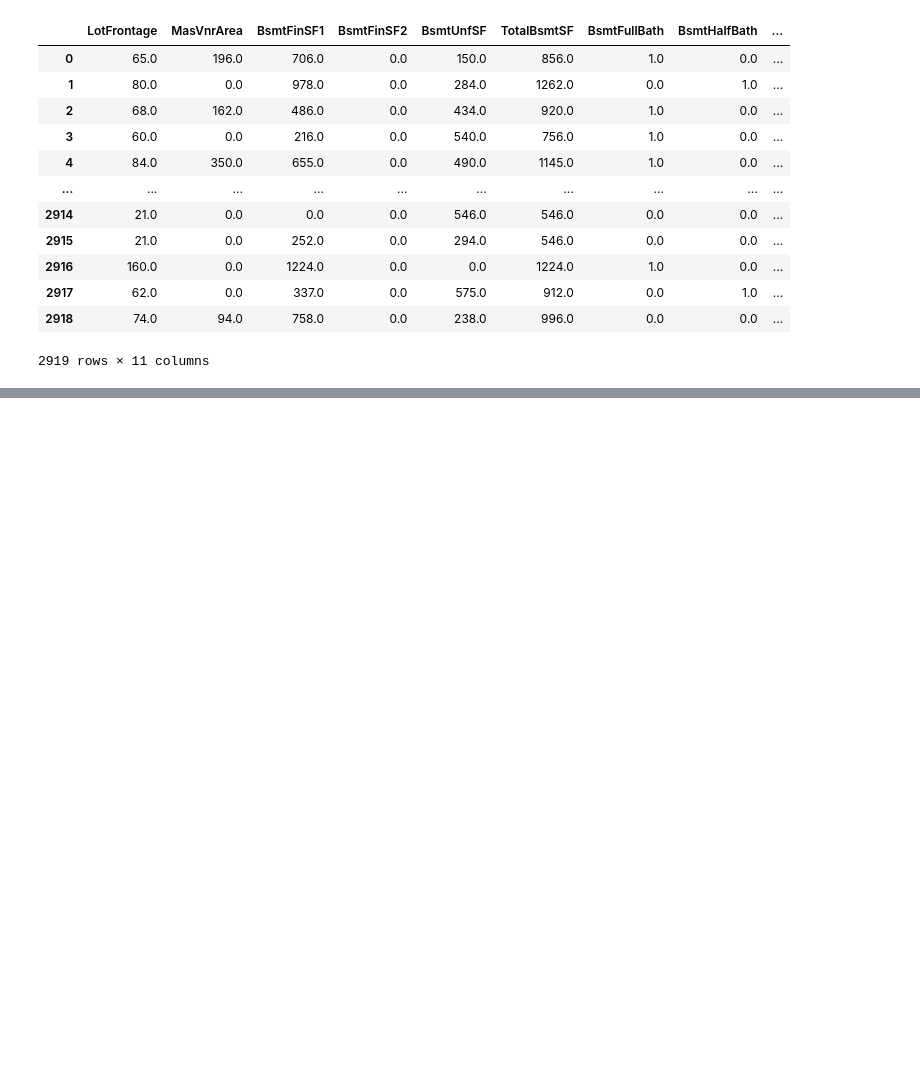
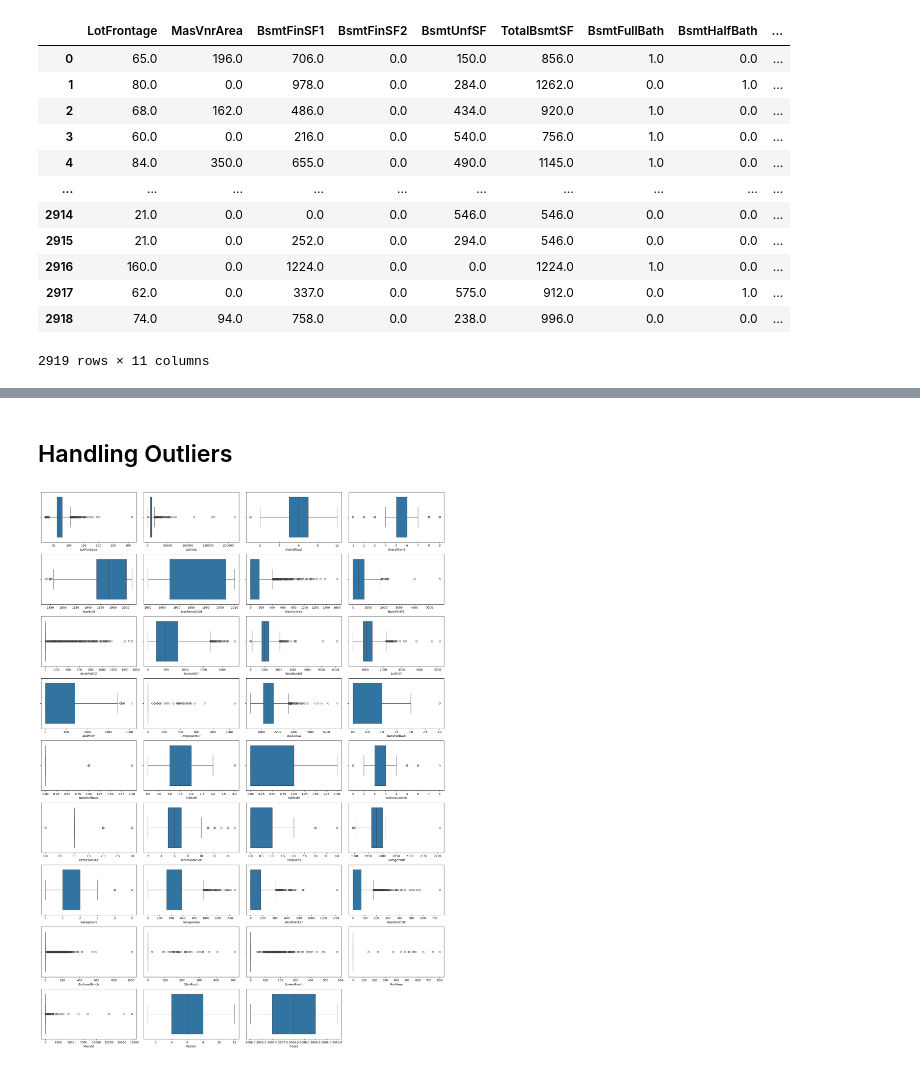
Before and after one commit to CodebySiyam/Hands-On-Data-Analysis-and-ML, a Jupyter notebook: House-Price-Prediction/notebooks/Data-Preprocessing.ipynb, the cells around one changed output, grey strips where cells are left out. Drawn from its saved outputs; the diff is of its cells as text; code cells hidden in the pictures; blank space fills up the shorter version.

```diff
--- a/House-Price-Prediction/notebooks/Data-Preprocessing.ipynb
+++ b/House-Price-Prediction/notebooks/Data-Preprocessing.ipynb
@@ -223,3 +226,9 @@ df[num_missing_cols]
 | 2917 | 62.0 | 0.0 | 337.0 | 0.0 | 575.0 | 912.0 | 0.0 | 1.0 | ... |
 | 2918 | 74.0 | 94.0 | 758.0 | 0.0 | 238.0 | 996.0 | 0.0 | 0.0 | ... |
 2919 rows × 11 columns
+# %%
+for col in num_missing_cols:
+    df[col] = df[col].fillna(df[col].median())
+# %%
+for col in cat_missing_cols:
+    df[col] = df[col].fillna(df[col].mode()[0])
@@ -225,0 +255,20 @@ df[num_missing_cols]
+# %% [markdown]
+## Handling Outliers
+# %%
+num_cols = df.select_dtypes(include='number').columns.tolist()
+
+# Remove Id (not a predictive feature)
+num_cols.remove('Id')
+num_cols.remove('MSSubClass')
+# %%
+# Visualize outlier
+plt.figure(figsize=(20,30))
+
+for i, col in enumerate(num_cols):
+    plt.subplot(10,4,i+1)
+    sns.boxplot(x=df[col])
+
+plt.tight_layout()
+plt.show()
+# %% [output]
+[figure, added]
```
Also changed, not shown: parts of 15 cells of this notebook.
